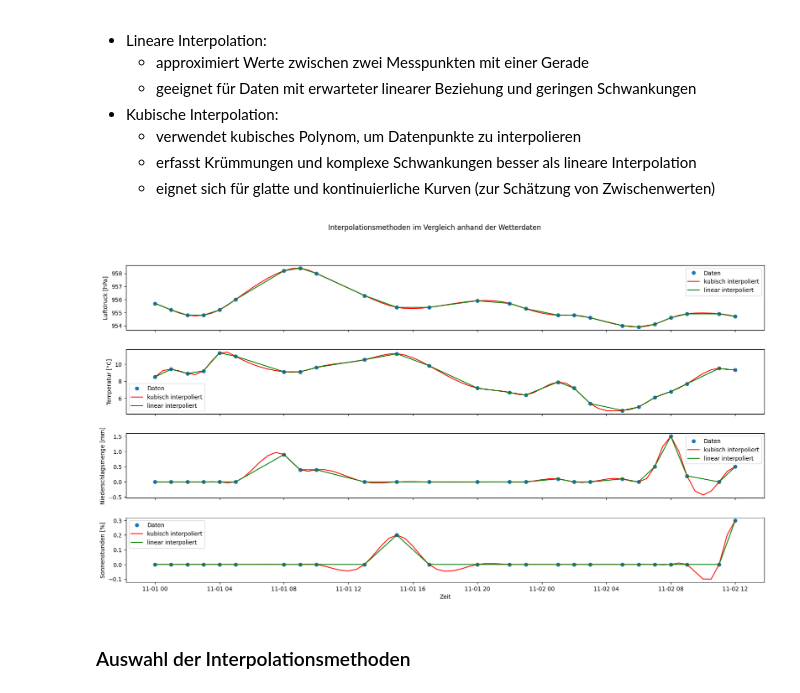
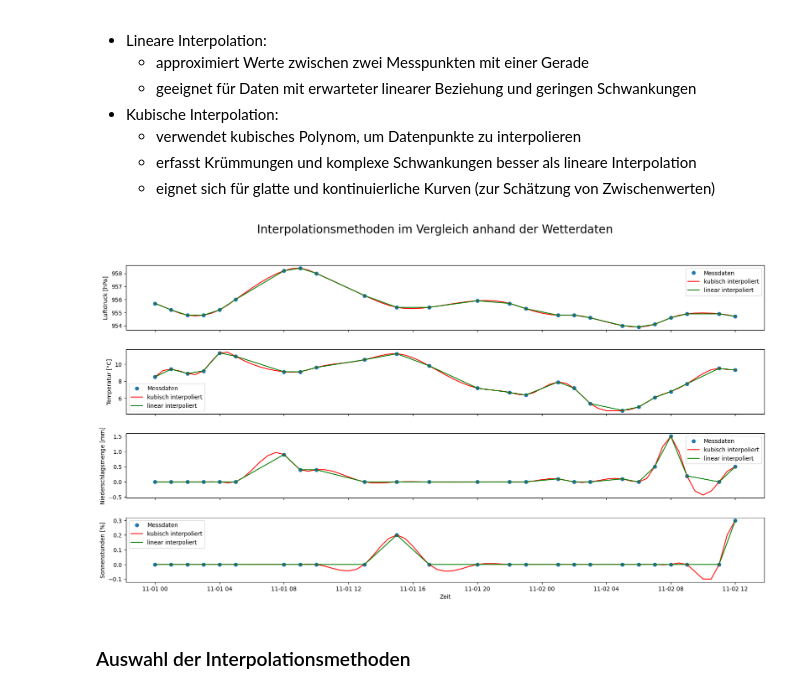
Before and after one commit to Kevin-J-Klein/NGDS-Gruppe-G, a Jupyter notebook: WetterstationGruppeG.ipynb, the cells around one changed output. Cells and saved outputs as stored; diff of their text form; code cells hidden in the pictures.

```diff
--- a/WetterstationGruppeG.ipynb
+++ b/WetterstationGruppeG.ipynb
@@ -102,37 +102,37 @@ max_demo = 2 * int(np.max(time_diff[:25])) + 1
 # %%
 #Plot über einen bestimmten Zeitraum um die Interpolationsmethoden zu vergleichen
 fig, (ax1, ax2, ax3, ax4) = plt.subplots(4, 1, sharex=True, figsize=(20,10))
 fig.subplots_adjust(wspace=0.5, hspace=0.3)
 
-ax1.plot(datetime_demo, pressure[:25], 'o', label='Daten')
+ax1.plot(datetime_demo, pressure[:25], 'o', label='Messdaten')
 ax1.plot(time_datetime_inter[0:max_demo], pressure_inter_cubic[0:max_demo], 'r-', label='kubisch interpoliert')
 ax1.plot(time_datetime_inter[0:max_demo], pressure_inter_linear[0:max_demo], 'g-', label='linear interpoliert')
 ax1.set_ylabel('Luftdruck [hPa]')
 ax1.legend()
 
-ax2.plot(datetime_demo, temp[:25], 'o', label='Daten')
+ax2.plot(datetime_demo, temp[:25], 'o', label='Messdaten')
 ax2.plot(time_datetime_inter[0:max_demo], temp_inter_cubic[0:max_demo], 'r-', label='kubisch interpoliert')
 ax2.plot(time_datetime_inter[0:max_demo], temp_inter_linear[0:max_demo], 'g-', label='linear interpoliert')
 ax2.set_ylabel('Temperatur [°C]')
 ax2.legend()
 
-ax3.plot(datetime_demo, rain[:25], 'o', label='Daten')
+ax3.plot(datetime_demo, rain[:25], 'o', label='Messdaten')
 ax3.plot(time_datetime_inter[0:max_demo], rain_inter_cubic[0:max_demo], 'r-', label='kubisch interpoliert')
 ax3.plot(time_datetime_inter[0:max_demo], rain_inter_linear[0:max_demo], 'g-', label='linear interpoliert')
 ax3.set_ylabel('Niederschlagsmenge [mm]')
 ax3.legend()
 
-ax4.plot(datetime_demo, sunshine[:25], 'o', label='Daten')
+ax4.plot(datetime_demo, sunshine[:25], 'o', label='Messdaten')
 ax4.plot(time_datetime_inter[0:max_demo], sunshine_inter_cubic[0:max_demo], 'r-', label='kubisch interpoliert')
 ax4.plot(time_datetime_inter[0:max_demo], sunshine_inter_linear[0:max_demo], 'g-', label='linear interpoliert')
 ax4.set_ylabel('Sonnenstunden [%]')
 ax4.legend()
 
 plt.xlabel('Zeit')
-plt.suptitle('Interpolationsmethoden im Vergleich anhand der Wetterdaten')
+plt.suptitle('Interpolationsmethoden im Vergleich anhand der Wetterdaten', fontsize=20)
 plt.show()
 # %% [output]
-[figure, old version]
+[figure, new version]
 # %% [markdown]
 ### Auswahl der Interpolationsmethoden
 # %% [markdown]
```
Also changed, not shown: parts of 5 cells of this notebook, 1 other file.
